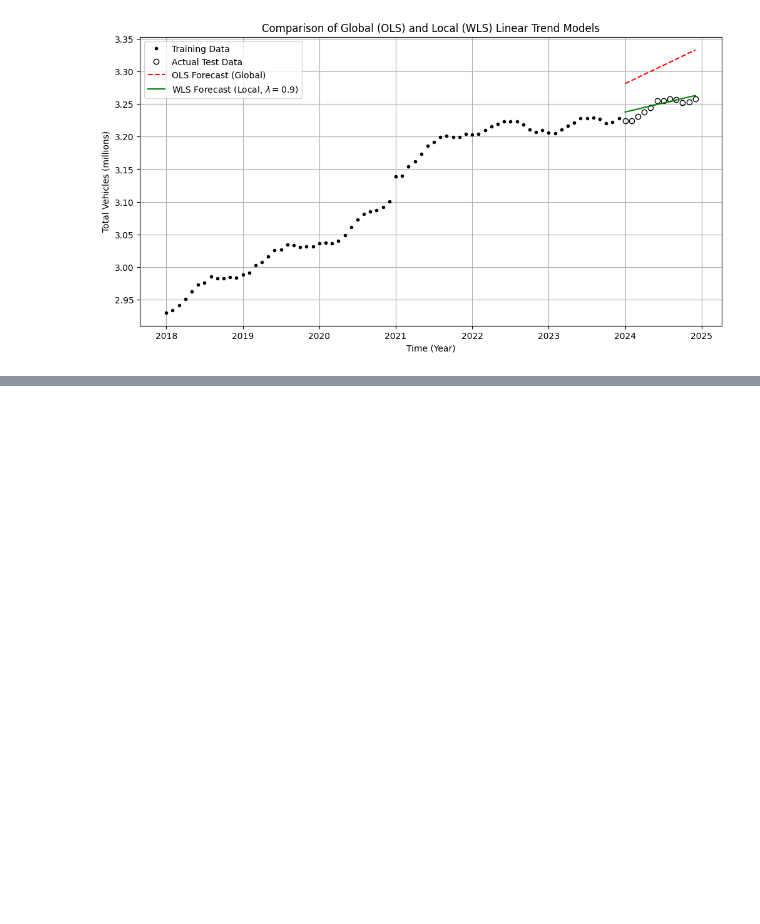
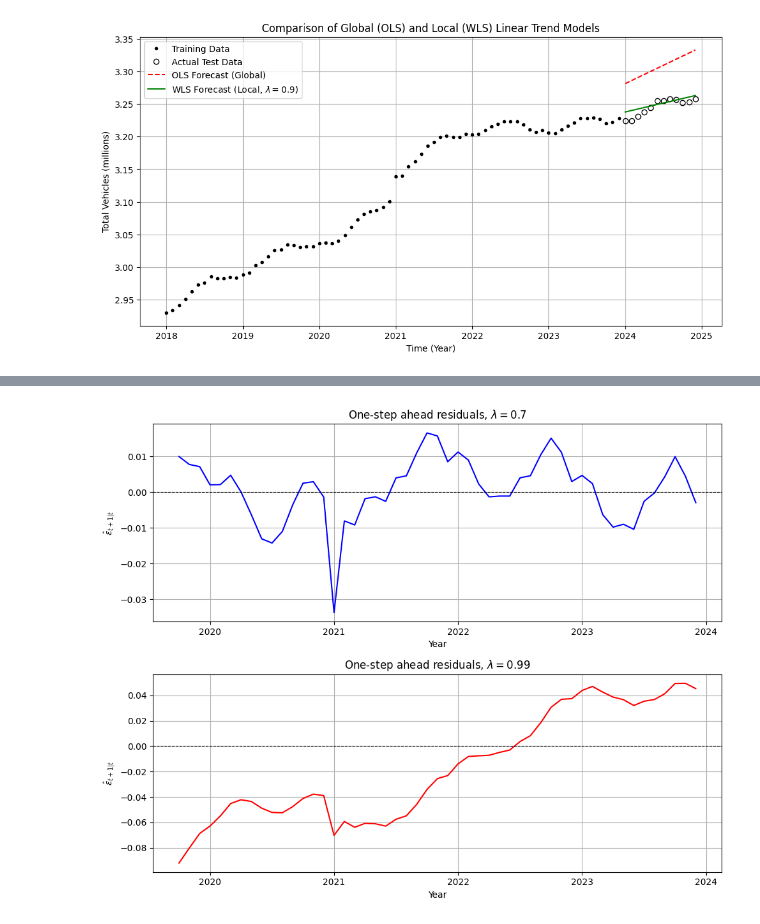
Before and after one commit to valentinatrolese02-collab/time_series_analysis, a Jupyter notebook: assignment1/assignment1.ipynb, the cells around one changed output, grey strips where cells are left out. Cells and saved outputs as stored; diff of their text form; code cells hidden in the pictures; blank space fills up the shorter version.

```diff
--- a/assignment1/assignment1.ipynb
+++ b/assignment1/assignment1.ipynb
@@ -329,0 +553,10 @@ theta2 (Slope): 0.0275
+# %%
+# Get RLS final estimates at t=N for lambda=0.9
+R_t = 1e-15 * np.eye(2)
+
+
+thetas_099 = rls_forgetting(R_t,X_train, y3, lmbda=0.99)
+rls_final = thetas_099[-1].flatten()  # shape (2,1) -> (2,)
+
+print(f"WLS theta1: {theta_wls[0]:.6f}, theta2: {theta_wls[1]:.6f}")
+print(f"RLS theta1: {float(rls_final[0]):.6f}, theta2: {float(rls_final[1]):.6f}")
@@ -329,0 +568,71 @@ theta2 (Slope): 0.0275
+# %%
+def one_step_residuals(X_train, y, lmbda, burn_in=4):
+    """
+    Compute one-step ahead residuals using RLS with forgetting.
+
+    At each time t, use theta_t (estimated from data up to t)
+    to predict y_{t+1}, then compute the error.
+
+    Returns residuals for t = burn_in, ..., N-1
+    """
+    R_t     = np.array([[0.1, 0.0],
+                        [0.0, 0.1]])
+    theta_t = np.array([[0.0],
+                        [0.0]])
+
+    residuals = []
+    times     = []
+
+    for i in range(len(y) - 1):   # stop at N-1 because we need y_{t+1}
+        X_t = np.array([[1.0], [X_train[i, 1]]])
+        y_t = y[i]
+
+        # Update R and theta using current observation
+        R_t     = lmbda * R_t + X_t @ X_t.T
+        e_t     = y_t - X_t.T @ theta_t
+        theta_t = theta_t + np.linalg.solve(R_t, X_t * e_t)
+
+        # Now predict the NEXT observation using updated theta
+        X_next    = np.array([[1.0], [X_train[i+1, 1]]])
+        y_pred = (X_next.T @ theta_t).item()
+        residual = float(y_pred - y[i+1])
+        residuals.append(residual)
+        times.append(Dtrain["year"].values[i+1])  # actual year, not centered
+
+    # Remove burn-in
+    return np.array(times[burn_in:]), np.array(residuals[burn_in:])
+
+
+# ---- Run for both lambda values ----
+times_07,  resid_07  = one_step_residuals(X_train, y, lmbda=0.7,  burn_in=20)
+times_099, resid_099 = one_step_residuals(X_train, y, lmbda=0.99, burn_in=20)
+
+# ---- Plot ----
+fig, axes = plt.subplots(2, 1, figsize=(10, 8))
+
+axes[0].plot(times_07, resid_07, color='blue')
+axes[0].axhline(0, color='black', linewidth=0.8, linestyle='--')
+axes[0].set_title(r'One-step ahead residuals, $\lambda = 0.7$')
+axes[0].set_xlabel('Year')
+axes[0].set_ylabel(r'$\hat{\varepsilon}_{t+1|t}$')
+axes[0].grid(True)
+
+axes[1].plot(times_099, resid_099, color='red')
+axes[1].axhline(0, color='black', linewidth=0.8, linestyle='--')
+axes[1].set_title(r'One-step ahead residuals, $\lambda = 0.99$')
+axes[1].set_xlabel('Year')
+axes[1].set_ylabel(r'$\hat{\varepsilon}_{t+1|t}$')
+axes[1].grid(True)
+
+save_path = "/Users/manostsili/Desktop/dtu/courses/timeseries/one_step_residuals.png"
+
+plt.savefig(save_path, dpi=300, bbox_inches="tight")
+plt.tight_layout()
+plt.show()
+
+
+# ---- Print summary stats ----
+print(f"lambda=0.7  | mean residual: {resid_07.mean():.6f}, std: {resid_07.std():.6f}")
+print(f"lambda=0.99 | mean residual: {resid_099.mean():.6f}, std: {resid_099.std():.6f}")
+# %% [output]
+[figure, added]
```
Also changed, not shown: parts of 22 cells of this notebook.
